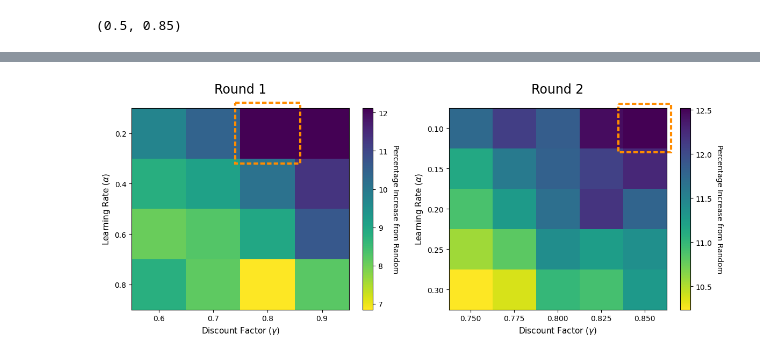
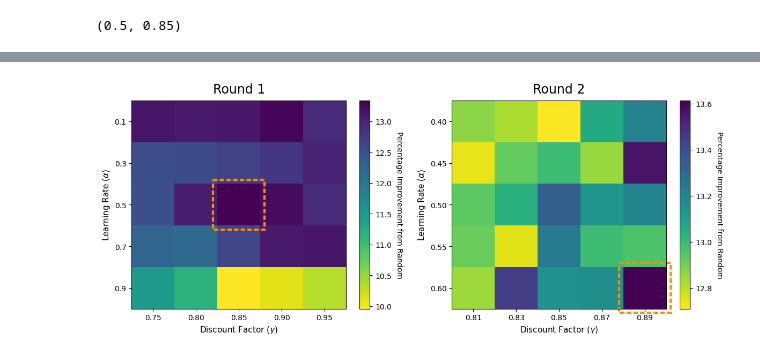
Before and after one commit to geraintpalmer/bed_moves_policy, a Jupyter notebook: src/experiments/param_sweep/plot_param_sweep.ipynb, the cells around one changed output, grey strips where cells are left out. Drawn from its saved outputs; the diff is of its cells as text; code cells hidden in the pictures.

```diff
--- a/src/experiments/param_sweep/plot_param_sweep.ipynb
+++ b/src/experiments/param_sweep/plot_param_sweep.ipynb
@@ -46,15 +30,15 @@ Text(0.5, 1.0, 'Round 1')
 # %%
-alphas_S2 = [0.1, 0.15, 0.2, 0.25, 0.3]
-gammas_S2 = [0.75, 0.775, 0.8, 0.825, 0.85]
+alphas_S2 = [0.4, 0.45, 0.5, 0.55, 0.6]
+gammas_S2 = [0.81, 0.83, 0.85, 0.87, 0.89]
 # %%
-maxcost_S2 = pd.read_csv(f'round2/alpha010_gamma0750/results/evaluation.csv')['Stage 0'].median()
+maxcost_S2 = pd.read_csv(f'round2/alpha040_gamma81/results/evaluation.csv')['Stage 0'].median()
 # %%
 best_cost_S2 = []
 for a in alphas_S2:
     best_cost_S2.append([])
     for g in gammas_S2:
         astr = str(a).replace('.', '').ljust(3, '0')
-        gstr = str(g).replace('.', '').ljust(4, '0')
+        gstr = str(g).replace('.', '').replace('0', '')
         C = pd.read_csv(f'round2/alpha{astr}_gamma{gstr}/results/evaluation.csv').median().min()
         best_cost_S2[-1].append(((maxcost_S2 - C) / maxcost_S2) * 100)
 # %%
@@ -62,52 +46,52 @@ fig, axarr = plt.subplots(1, 2, figsize=(12, 5))
 
 im = axarr[0].imshow(best_cost_S1, cmap="viridis_r", aspect="auto")
 cbar = fig.colorbar(im, ax=axarr[0])
-cbar.set_label("Percentage Increase from Random", rotation=270, labelpad=15)
+cbar.set_label("Percentage Improvement from Random", rotation=270, labelpad=15)
 axarr[0].set_xticks(np.arange(len(gammas_S1)))
 axarr[0].set_yticks(np.arange(len(alphas_S1)))
-axarr[0].set_xticklabels([f"{g:.1f}" for g in gammas_S1])
+axarr[0].set_xticklabels([f"{g:.2f}" for g in gammas_S1])
 axarr[0].set_yticklabels([f"{a:.1f}" for a in alphas_S1])
 axarr[0].set_xlabel(r"Discount Factor ($\gamma$)", fontsize=11)
 axarr[0].set_ylabel(r"Learning Rate ($\alpha$)", fontsize=11)
-axarr[0].set_title("Round 1", fontsize=17, pad=20)
+axarr[0].set_title("Round 1", fontsize=17, pad=10)
 
 rect = patches.Rectangle(
-    (1.4, -0.6),  # (x_min, y_min) in grid coordinates
+    (1.4, 1.4),  # (x_min, y_min) in grid coordinates
     1.2,  # width (0.75 -> 0.85)
     1.2,  # height (0.10 -> 0.30)
     linewidth=3,
     edgecolor="darkorange",
     facecolor="none",
     linestyle=(0, (2, 1)),
     clip_on=False
 )
 axarr[0].add_patch(rect)
 
 
 im = axarr[1].imshow(best_cost_S2, cmap="viridis_r", aspect="auto")
 cbar = fig.colorbar(im, ax=axarr[1])
-cbar.set_label("Percentage Increase from Random", rotation=270, labelpad=15)
+cbar.set_label("Percentage Improvement from Random", rotation=270, labelpad=15)
 axarr[1].set_xticks(np.arange(len(gammas_S2)))
 axarr[1].set_yticks(np.arange(len(alphas_S2)))
-axarr[1].set_xticklabels([f"{g:.3f}" for g in gammas_S2])
+axarr[1].set_xticklabels([f"{g:.2f}" for g in gammas_S2])
 axarr[1].set_yticklabels([f"{a:.2f}" for a in alphas_S2])
 axarr[1].set_xlabel(r"Discount Factor ($\gamma$)", fontsize=11)
 axarr[1].set_ylabel(r"Learning Rate ($\alpha$)", fontsize=11)
-axarr[1].set_title("Round 2", fontsize=17, pad=20)
+axarr[1].set_title("Round 2", fontsize=17, pad=10)
 
 rect = patches.Rectangle(
-    (3.4, -0.6),  # (x_min, y_min) in grid coordinates
+    (3.4, 3.4),  # (x_min, y_min) in grid coordinates
     1.2,  # width (0.75 -> 0.85)
     1.2,  # height (0.10 -> 0.30)
     linewidth=3,
     edgecolor="darkorange",
     facecolor="none",
     linestyle=(0, (2, 1)),
     clip_on=False
 )
 axarr[1].add_patch(rect)
 
 plt.tight_layout()
 fig.savefig("../../../plt/param_sweep.pdf")
 # %% [output]
-[figure, old version]
+[figure, new version]
```
Also changed, not shown: parts of 1 cell of this notebook, 28 other files.
